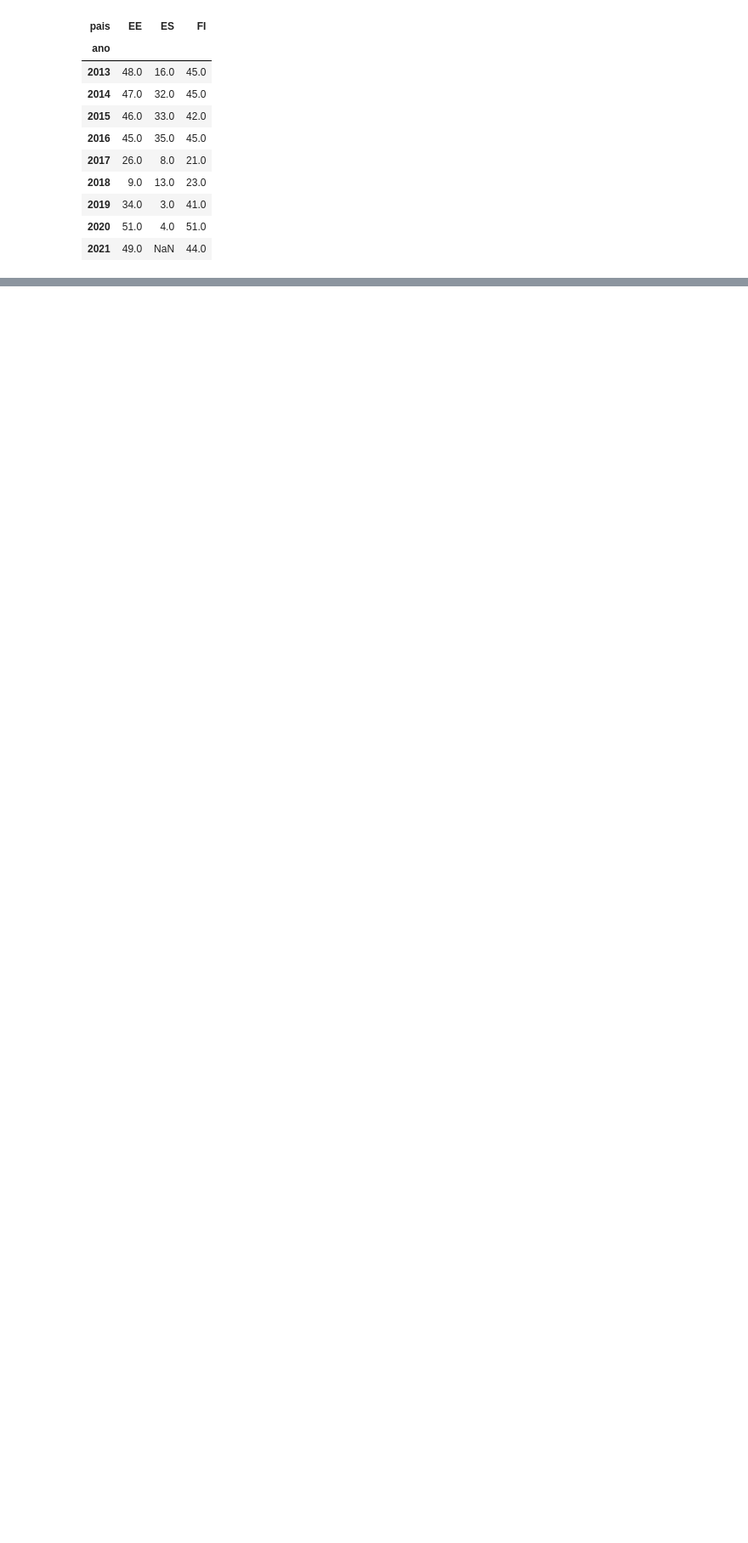
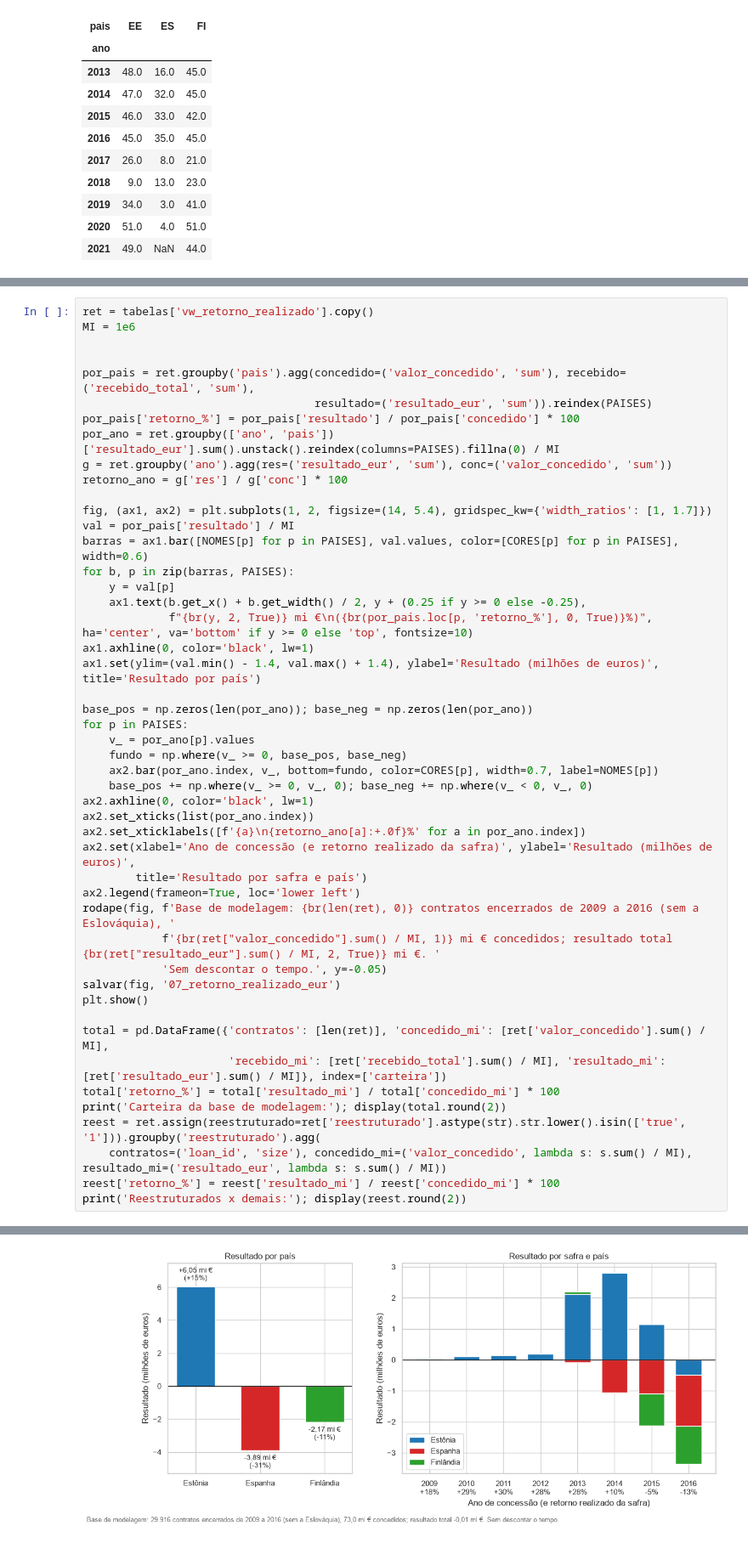
Before and after one commit to yaMimis/Auditor-Project, a Jupyter notebook: notebooks/dados/01_eda.ipynb, the cells around one changed output, grey strips where cells are left out. Shown at 85% size. Cells and saved outputs as stored; diff of their text form; blank space fills up the shorter version.

```diff
--- a/notebooks/dados/01_eda.ipynb
+++ b/notebooks/dados/01_eda.ipynb
@@ -301,0 +388,49 @@ gravado: docs\figuras\05_genero_codificacao_por_ano.png
+# %%
+ret = tabelas['vw_retorno_realizado'].copy()
+MI = 1e6
+
+
+por_pais = ret.groupby('pais').agg(concedido=('valor_concedido', 'sum'), recebido=('recebido_total', 'sum'),
+                                   resultado=('resultado_eur', 'sum')).reindex(PAISES)
+por_pais['retorno_%'] = por_pais['resultado'] / por_pais['concedido'] * 100
+por_ano = ret.groupby(['ano', 'pais'])['resultado_eur'].sum().unstack().reindex(columns=PAISES).fillna(0) / MI
+g = ret.groupby('ano').agg(res=('resultado_eur', 'sum'), conc=('valor_concedido', 'sum'))
+retorno_ano = g['res'] / g['conc'] * 100
+
+fig, (ax1, ax2) = plt.subplots(1, 2, figsize=(14, 5.4), gridspec_kw={'width_ratios': [1, 1.7]})
+val = por_pais['resultado'] / MI
+barras = ax1.bar([NOMES[p] for p in PAISES], val.values, color=[CORES[p] for p in PAISES], width=0.6)
+for b, p in zip(barras, PAISES):
+    y = val[p]
+    ax1.text(b.get_x() + b.get_width() / 2, y + (0.25 if y >= 0 else -0.25),
+             f"{br(y, 2, True)} mi €\n({br(por_pais.loc[p, 'retorno_%'], 0, True)}%)", ha='center', va='bottom' if y >= 0 else 'top', fontsize=10)
+ax1.axhline(0, color='black', lw=1)
+ax1.set(ylim=(val.min() - 1.4, val.max() + 1.4), ylabel='Resultado (milhões de euros)', title='Resultado por país')
+
+base_pos = np.zeros(len(por_ano)); base_neg = np.zeros(len(por_ano))
+for p in PAISES:
+    v_ = por_ano[p].values
+    fundo = np.where(v_ >= 0, base_pos, base_neg)
+    ax2.bar(por_ano.index, v_, bottom=fundo, color=CORES[p], width=0.7, label=NOMES[p])
+    base_pos += np.where(v_ >= 0, v_, 0); base_neg += np.where(v_ < 0, v_, 0)
+ax2.axhline(0, color='black', lw=1)
+ax2.set_xticks(list(por_ano.index))
+ax2.set_xticklabels([f'{a}\n{retorno_ano[a]:+.0f}%' for a in por_ano.index])
+ax2.set(xlabel='Ano de concessão (e retorno realizado da safra)', ylabel='Resultado (milhões de euros)',
+        title='Resultado por safra e país')
+ax2.legend(frameon=True, loc='lower left')
+rodape(fig, f'Base de modelagem: {br(len(ret), 0)} contratos encerrados de 2009 a 2016 (sem a Eslováquia), '
+            f'{br(ret["valor_concedido"].sum() / MI, 1)} mi € concedidos; resultado total {br(ret["resultado_eur"].sum() / MI, 2, True)} mi €. '
+            'Sem descontar o tempo.', y=-0.05)
+salvar(fig, '07_retorno_realizado_eur')
+plt.show()
+
+total = pd.DataFrame({'contratos': [len(ret)], 'concedido_mi': [ret['valor_concedido'].sum() / MI],
+                      'recebido_mi': [ret['recebido_total'].sum() / MI], 'resultado_mi': [ret['resultado_eur'].sum() / MI]}, index=['carteira'])
+total['retorno_%'] = total['resultado_mi'] / total['concedido_mi'] * 100
+print('Carteira da base de modelagem:'); display(total.round(2))
+reest = ret.assign(reestruturado=ret['reestruturado'].astype(str).str.lower().isin(['true', '1'])).groupby('reestruturado').agg(
+    contratos=('loan_id', 'size'), concedido_mi=('valor_concedido', lambda s: s.sum() / MI), resultado_mi=('resultado_eur', lambda s: s.sum() / MI))
+reest['retorno_%'] = reest['resultado_mi'] / reest['concedido_mi'] * 100
+print('Reestruturados x demais:'); display(reest.round(2))
+# %% [output]
@@ -301,0 +438 @@ gravado: docs\figuras\05_genero_codificacao_por_ano.png
+[figure, added]
```
Also changed, not shown: parts of 21 cells of this notebook, 10 other files.
